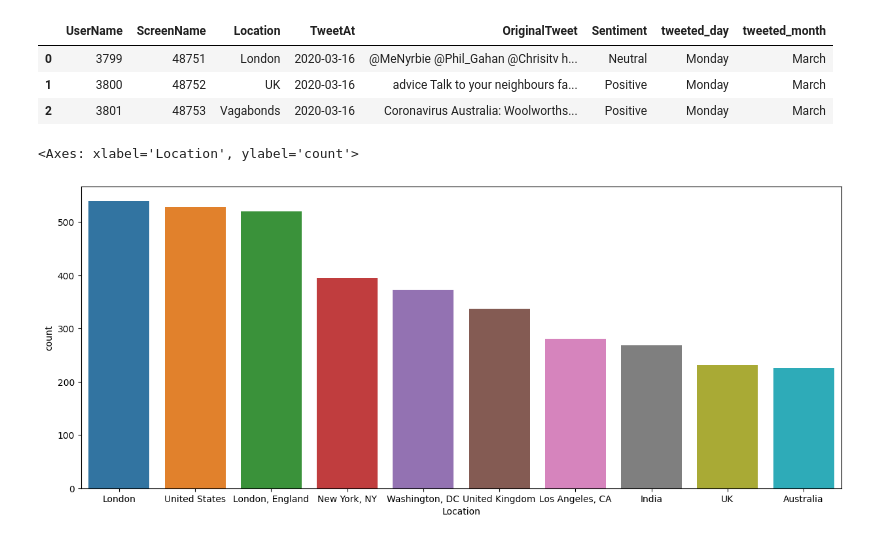
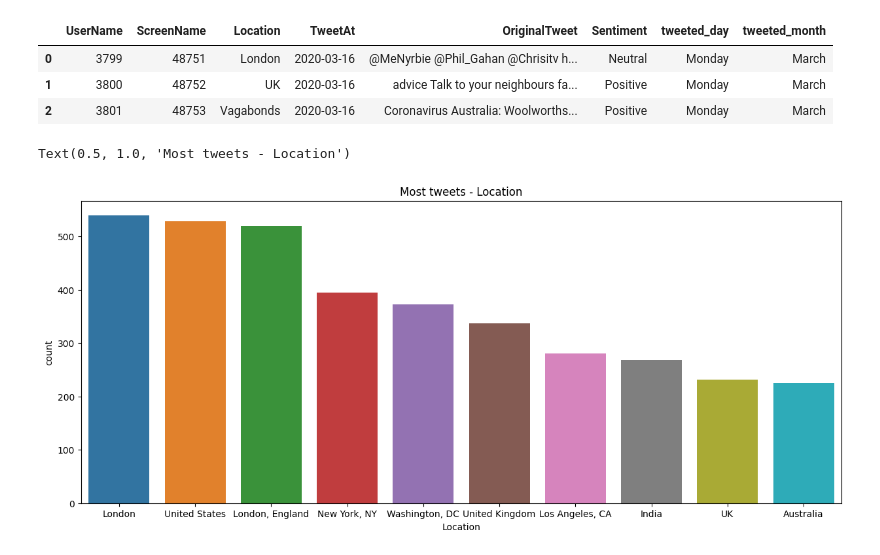
Before and after one commit to Mohamed-Harish-M-123/Capstone-Project-III, a Jupyter notebook: Coronavirus_Tweets_Sentiment_Analysis.ipynb, the cells around one changed output. Drawn from its saved outputs; the diff is of its cells as text; code cells hidden in the pictures.

```diff
--- a/Coronavirus_Tweets_Sentiment_Analysis.ipynb
+++ b/Coronavirus_Tweets_Sentiment_Analysis.ipynb
@@ -139,12 +139,13 @@ tweets_df.head(3)
 # %%
 # Lets check the top 10 tweeted location in our dataset
 
 top_tweeted_location = tweets_df['Location'].value_counts().sort_values(ascending=False)[:10]
 
 # Visualize the above insight
 
 plt.figure(figsize=(15,6))
 sns.countplot(x='Location',data=tweets_df[tweets_df['Location'].isin(top_tweeted_location.index)],order=top_tweeted_location.index)
+plt.title('Most tweets - Location')
 # %% [output]
-<Axes: xlabel='Location', ylabel='count'>
+Text(0.5, 1.0, 'Most tweets - Location')
-[figure, old version]
+[figure, new version]
```
Also changed, not shown: parts of 2 cells of this notebook.
